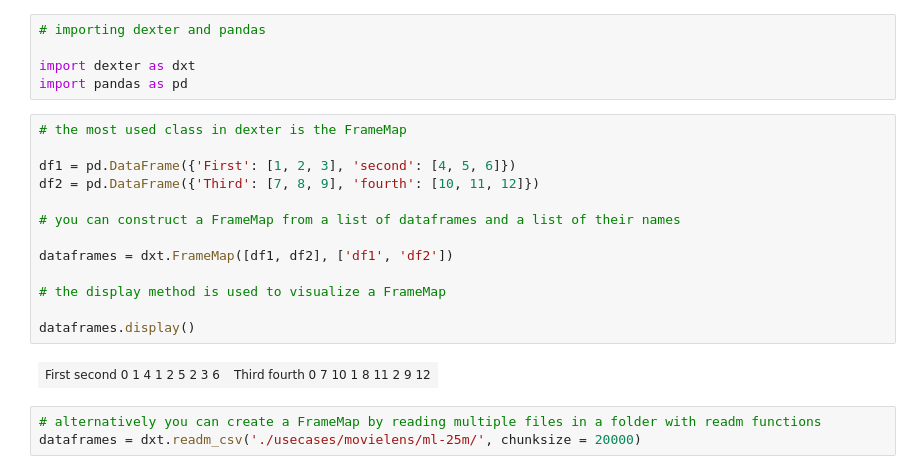
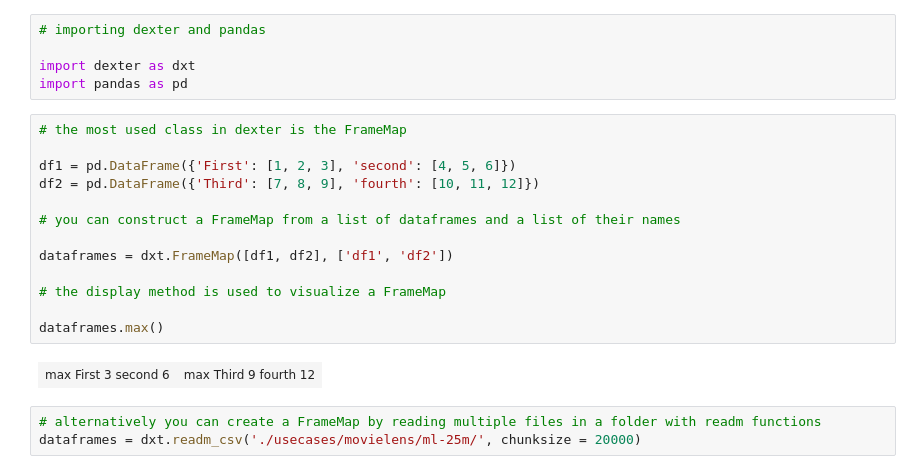
Before and after one commit to igorbenav/dexter, a Jupyter notebook: Example.ipynb, the cells around one changed output. Drawn from its saved outputs; the diff is of its cells as text.

```diff
--- a/Example.ipynb
+++ b/Example.ipynb
@@ -6,18 +6,18 @@ import pandas as pd
 # %%
 # the most used class in dexter is the FrameMap
 
 df1 = pd.DataFrame({'First': [1, 2, 3], 'second': [4, 5, 6]})
 df2 = pd.DataFrame({'Third': [7, 8, 9], 'fourth': [10, 11, 12]})
 
 # you can construct a FrameMap from a list of dataframes and a list of their names
 
 dataframes = dxt.FrameMap([df1, df2], ['df1', 'df2'])
 
 # the display method is used to visualize a FrameMap
 
-dataframes.display()
+dataframes.max()
 # %% [output]
-| First second 0 1 4 1 2 5 2 3 6 | Third fourth 0 7 10 1 8 11 2 9 12 |
+| max First 3 second 6 | max Third 9 fourth 12 |
 # %%
 # alternatively you can create a FrameMap by reading multiple files in a folder with readm functions
 dataframes = dxt.readm_csv('./usecases/movielens/ml-25m/', chunksize = 20000)
```
Also changed, not shown: 1 other file.
